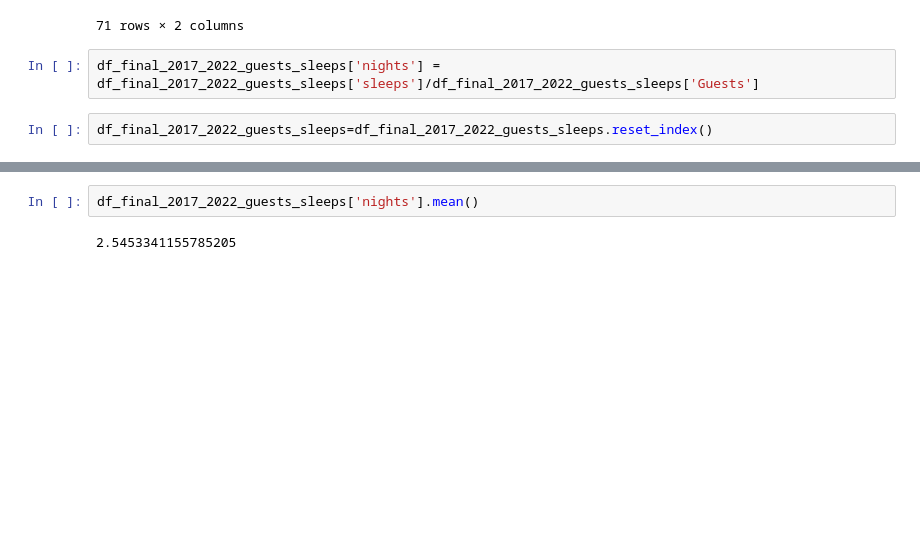
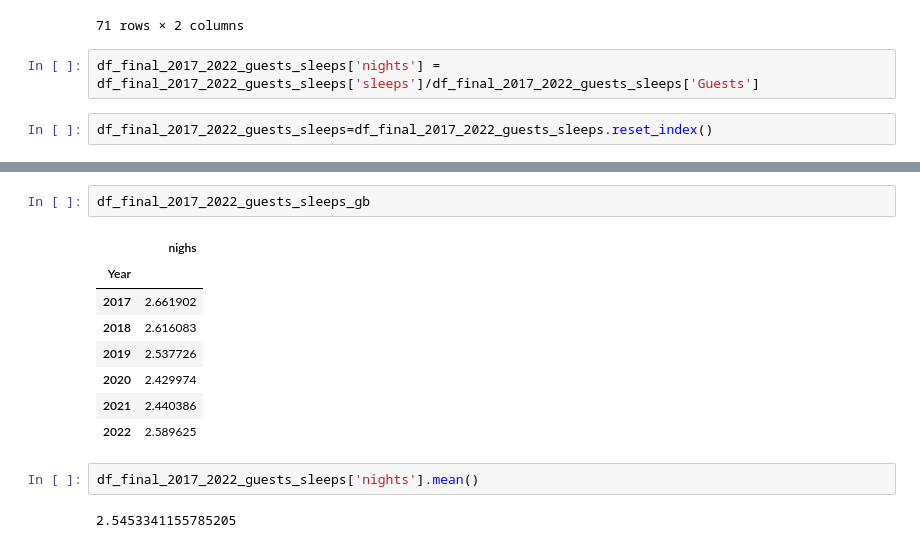
Before and after one commit to LuisaPolicarpo/Project5, a Jupyter notebook: Time_series_s_e_g.ipynb, the cells around one changed output, grey strips where cells are left out. Saved outputs shown, nothing was run; the diff lists cells and outputs as text; blank space fills up the shorter version.

```diff
--- a/Time_series_s_e_g.ipynb
+++ b/Time_series_s_e_g.ipynb
@@ -1734,3 +1752,14 @@ AttributeError: ignored
+# %%
+df_final_2017_2022_guests_sleeps_gb
+# %% [output]
+|  | nighs |
+| Year |  |
+| 2017 | 2.661902 |
+| 2018 | 2.616083 |
+| 2019 | 2.537726 |
+| 2020 | 2.429974 |
+| 2021 | 2.440386 |
+| 2022 | 2.589625 |
 # %%
 df_final_2017_2022_guests_sleeps['nights'].mean()
 # %% [output]
```
Also changed, not shown: parts of 4 cells of this notebook.
